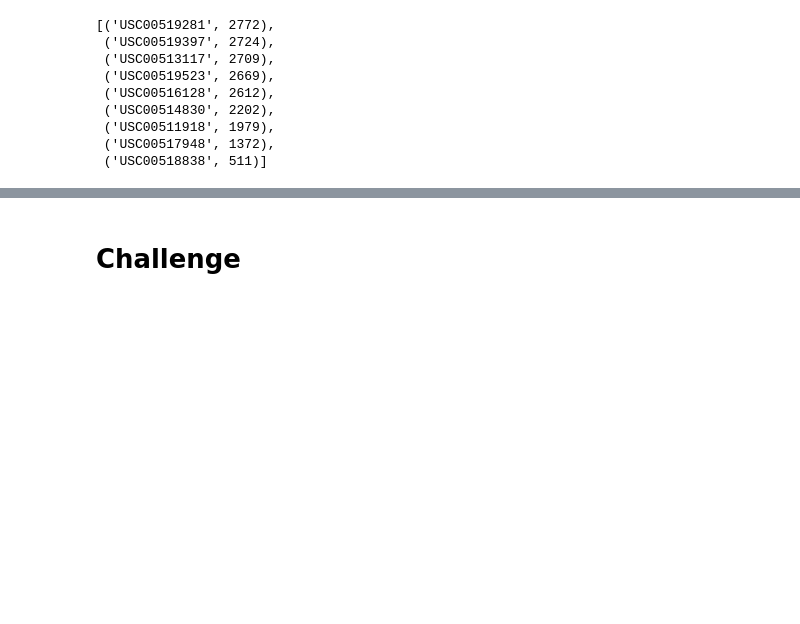
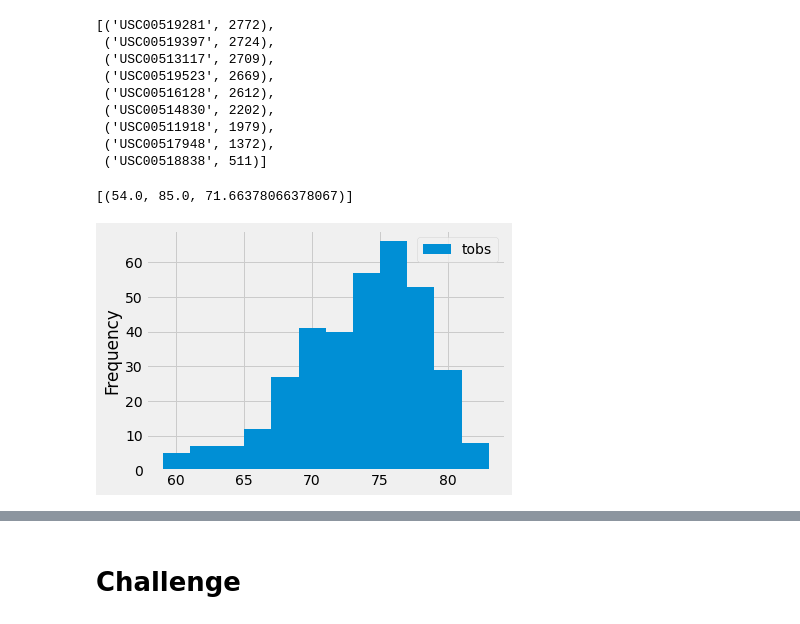
Before and after one commit to Atomickilroy/Surfs_Up, a Jupyter notebook: climate_analysis.ipynb, the cells around one changed output, grey strips where cells are left out. Drawn from its saved outputs; the diff is of its cells as text; code cells hidden in the pictures; blank space fills up the shorter version.

```diff
--- a/climate_analysis.ipynb
+++ b/climate_analysis.ipynb
@@ -155,3 +155,8 @@ group_by(Measurement.station).order_by(func.count(Measurement.station).desc()).a
 # 9.3.3
 # Using the station id from the previous query, calculate the lowest temperature recorded,
 # highest temperature recorded, and average temperature most active station?
+
+session.query(func.min(Measurement.tobs), func.max(Measurement.tobs), func.avg(Measurement.tobs)).\
+    filter(Measurement.station == 'USC00519281').all()
+# %% [output]
+[(54.0, 85.0, 71.66378066378067)]
@@ -158,3 +167,22 @@ group_by(Measurement.station).order_by(func.count(Measurement.station).desc()).a
 # %%
 # Choose the station with the highest number of temperature observations.
 # Query the last 12 months of temperature observation data for this station and plot the results as a histogram
+
+results = session.query(Measurement.tobs).\
+filter(Measurement.station == 'USC00519281').\
+filter(Measurement.date >= prev_year).all()
+
+#print(results)
+
+#Now we want to convert our results to a df
+df= pd.DataFrame(results, columns=['tobs'])
+print(df.to_string(index = False))
+# %%
+
+# Time for the visulation, lets create a histogram from the temp obs
+# This will allow us to count how many temp obs we have
+
+df.plot.hist(bins = 12)
+plt.tight_layout()
+# %% [output]
+[figure, added]
```
Also changed, not shown: parts of 4 cells of this notebook, 3 other files.
